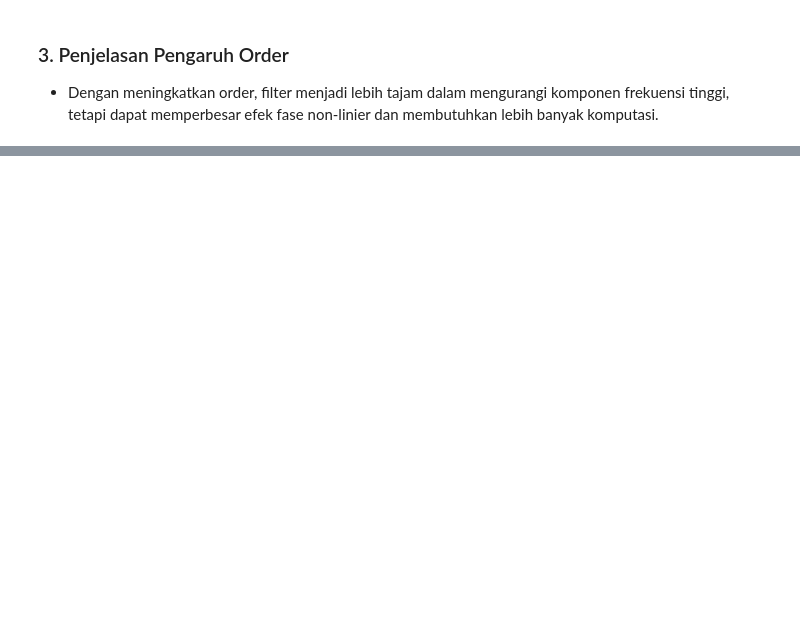
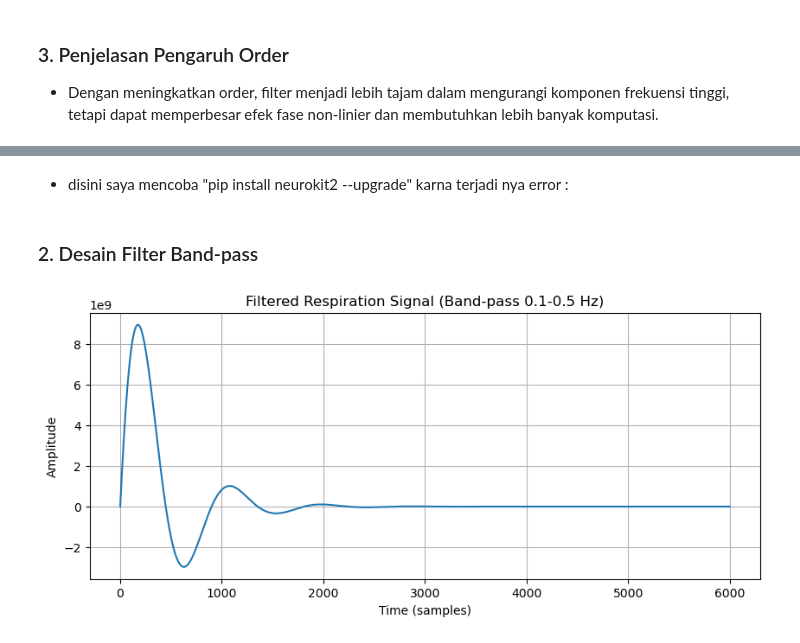
Before and after one commit to 121140215-ghaza/IF3024, a Jupyter notebook: blob/master/121140215_ho1.ipynb, the cells around one changed output, grey strips where cells are left out. Cells and saved outputs as stored; diff of their text form; code cells hidden in the pictures; blank space fills up the shorter version.

```diff
--- a/blob/master/121140215_ho1.ipynb
+++ b/blob/master/121140215_ho1.ipynb
@@ -386,0 +405,28 @@ plt.show()
+# %% [markdown]
+- disini saya mencoba "pip install neurokit2 --upgrade" karna terjadi nya error :
+# %% [markdown]
+### 2. Desain Filter Band-pass
+# %%
+# Filter Function
+def bandpass_filter(signal, lowcut, highcut, fs, order=4):
+    nyq = 0.5 * fs
+    low = lowcut / nyq
+    high = highcut / nyq
+    b, a = butter(order, [low, high], btype='band')
+    return filtfilt(b, a, signal)
+
+# Apply Band-pass Filter
+lowcut = 0.1  # Minimum cutoff frequency in Hz
+highcut = 0.5  # Maximum cutoff frequency in Hz
+filtered_respiration = bandpass_filter(respiration_signal, lowcut, highcut, 100, order=4)
+
+# Plot Filtered Signal
+plt.figure(figsize=(10, 4))
+plt.plot(filtered_respiration)
+plt.title(f"Filtered Respiration Signal (Band-pass {lowcut}-{highcut} Hz)")
+plt.xlabel("Time (samples)")
+plt.ylabel("Amplitude")
+plt.grid(True)
+plt.show()
+# %% [output]
+[figure, added]
```
Also changed, not shown: parts of 13 cells of this notebook.
